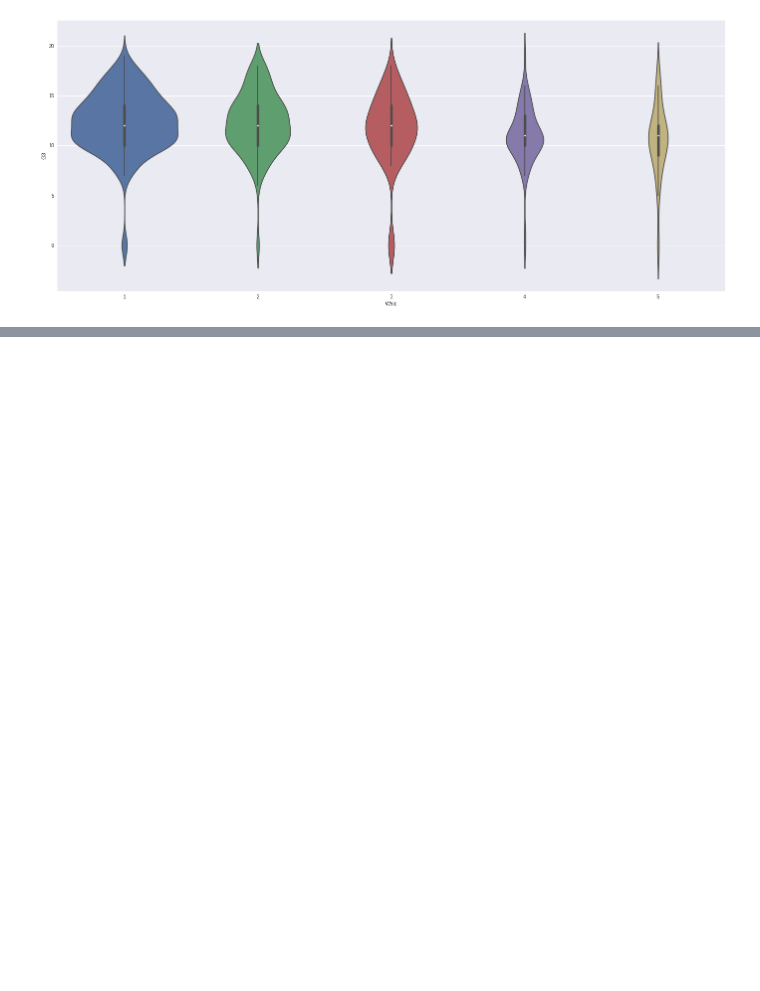
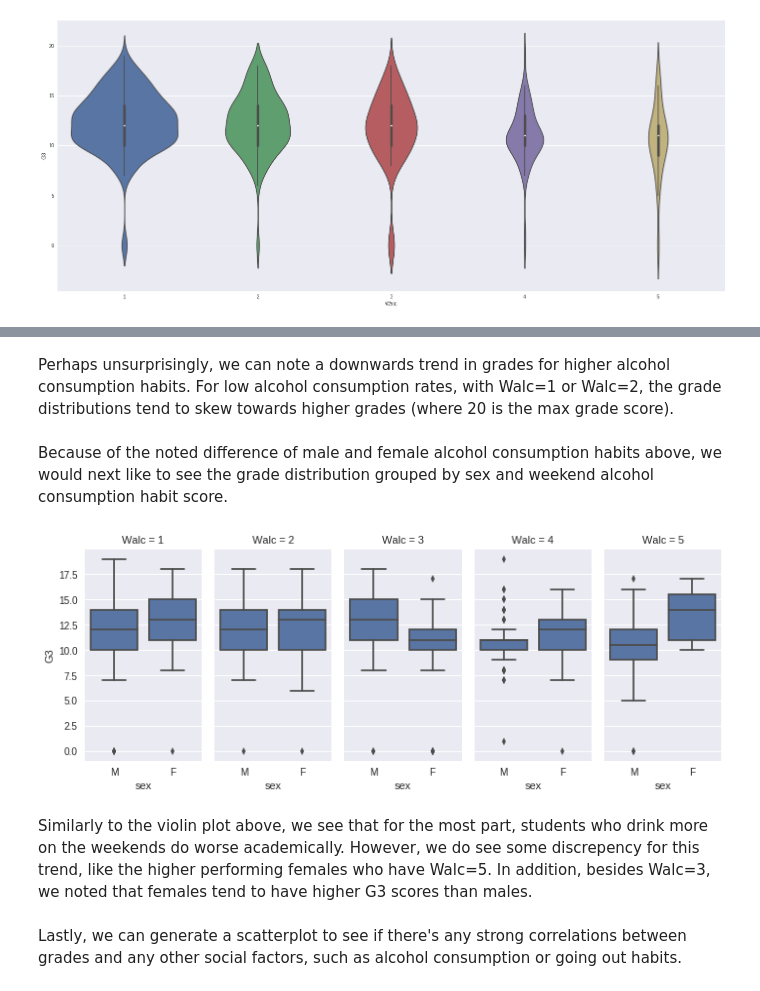
Before and after one commit to mdoxey06/mdoxey06.github.io, a Jupyter notebook: Students_alc (Mike) 2.ipynb, the cells around one changed output, grey strips where cells are left out. Cells and saved outputs as stored; diff of their text form; code cells hidden in the pictures; blank space fills up the shorter version.

```diff
--- a/Students_alc (Mike) 2.ipynb
+++ b/Students_alc (Mike) 2.ipynb
@@ -307,0 +229,15 @@ plt.show()
+# %% [markdown]
+Perhaps unsurprisingly, we can note a downwards trend in grades for higher alcohol consumption habits. For low alcohol consumption rates, with Walc=1 or Walc=2, the grade distributions tend to skew towards higher grades (where 20 is the max grade score).
+# %% [markdown]
+Because of the noted difference of male and female alcohol consumption habits above, we would next like to see the grade distribution grouped by sex and weekend alcohol consumption habit score.
+# %%
+#box whisker for sex vs walc and grades
+g = sns.FacetGrid(stud_port, col='Walc', size=4, aspect=.5)
+g = g.map(sns.boxplot, 'sex', 'G3')
+sns.plt.show()
+# %% [output]
+[figure, added]
+# %% [markdown]
+Similarly to the violin plot above, we see that for the most part, students who drink more on the weekends do worse academically. However, we do see some discrepency for this trend, like the higher performing females who have Walc=5. In addition, besides Walc=3, we noted that females tend to have higher G3 scores than males.
+# %% [markdown]
+Lastly, we can generate a scatterplot to see if there's any strong correlations between grades and any other social factors, such as alcohol consumption or going out habits.
```
Also changed, not shown: parts of 41 cells of this notebook, 1 other file.
